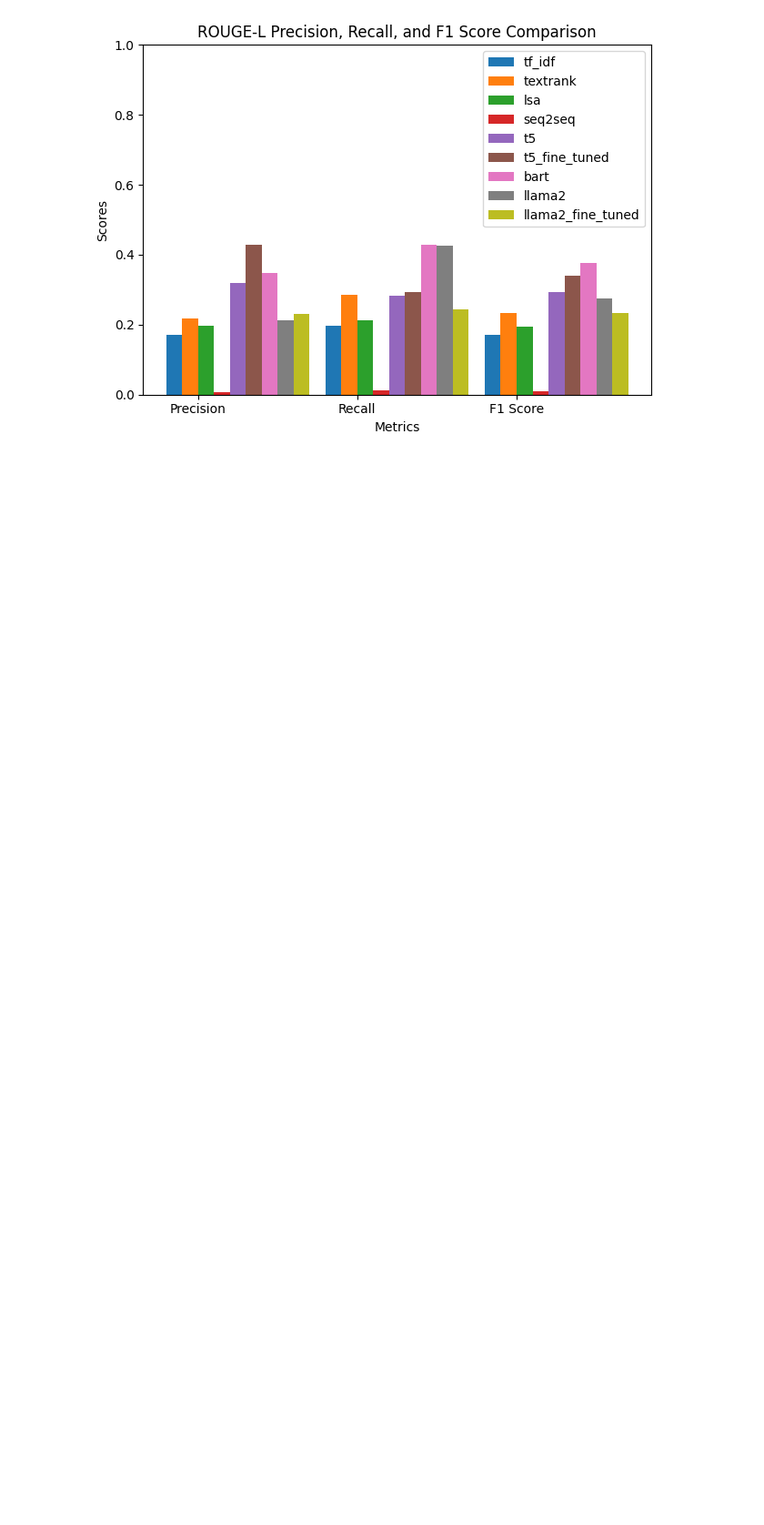
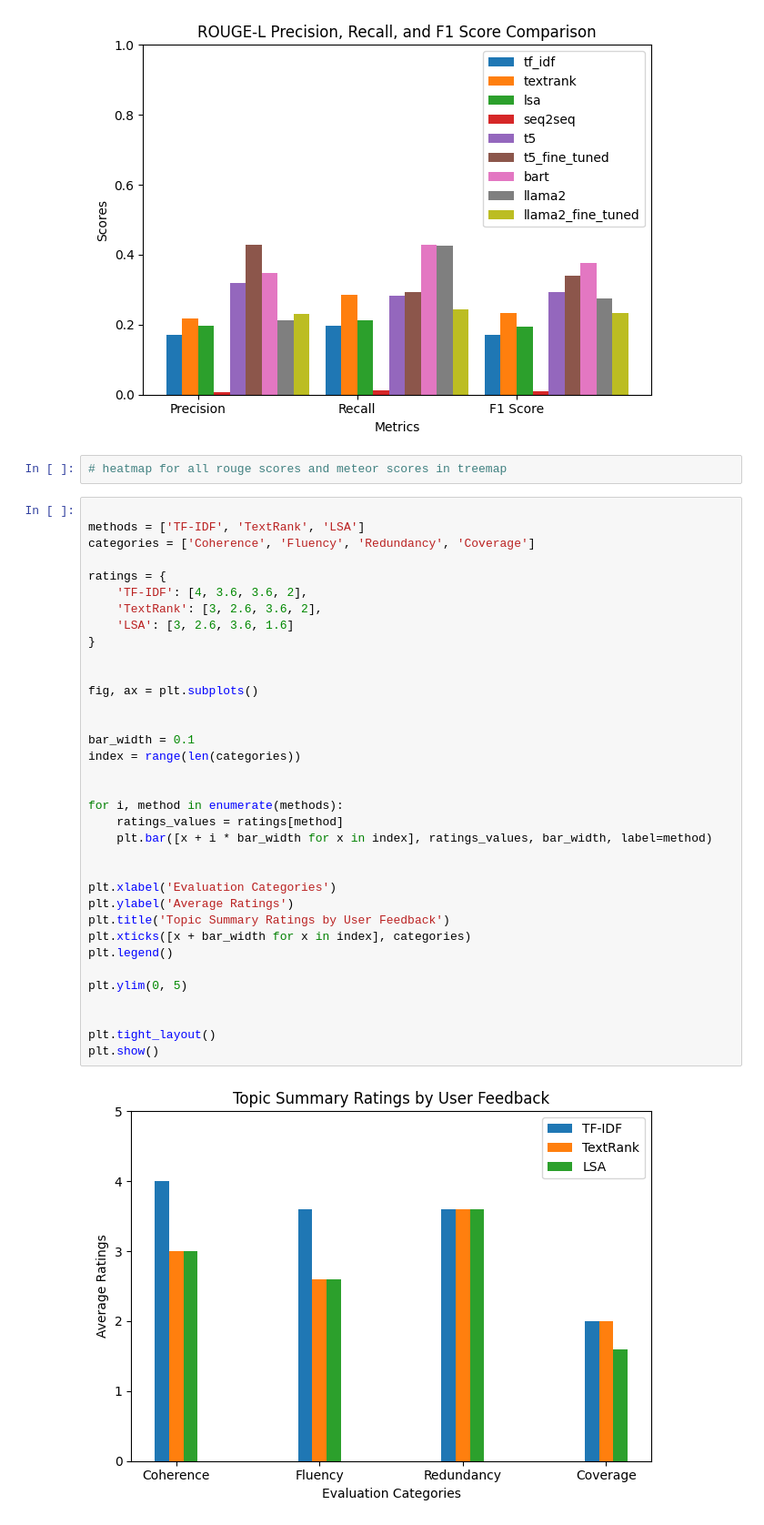
Before and after one commit to vijayjawali/aroha, a Jupyter notebook: utils/metrics.ipynb, the cells around one changed output. Shown at 91% size. Cells and saved outputs as stored; diff of their text form; blank space fills up the shorter version.

```diff
--- a/utils/metrics.ipynb
+++ b/utils/metrics.ipynb
@@ -625,3 +627,42 @@ plt.tight_layout()
 plt.show()
 # %% [output]
 [figure]
+# %%
+# heatmap for all rouge scores and meteor scores in treemap
+# %%
+
+methods = ['TF-IDF', 'TextRank', 'LSA']
+categories = ['Coherence', 'Fluency', 'Redundancy', 'Coverage']
+
+ratings = {
+    'TF-IDF': [4, 3.6, 3.6, 2],
+    'TextRank': [3, 2.6, 3.6, 2],
+    'LSA': [3, 2.6, 3.6, 1.6]
+}
+
+
+fig, ax = plt.subplots()
+
+
+bar_width = 0.1
+index = range(len(categories))
+
+
+for i, method in enumerate(methods):
+    ratings_values = ratings[method]
+    plt.bar([x + i * bar_width for x in index], ratings_values, bar_width, label=method)
+
+
+plt.xlabel('Evaluation Categories')
+plt.ylabel('Average Ratings')
+plt.title('Topic Summary Ratings by User Feedback')
+plt.xticks([x + bar_width for x in index], categories)
+plt.legend()
+
+plt.ylim(0, 5)
+
+
+plt.tight_layout()
+plt.show()
+# %% [output]
+[figure, added]
```
Also changed, not shown: parts of 4 cells of this notebook, 17 other files.
